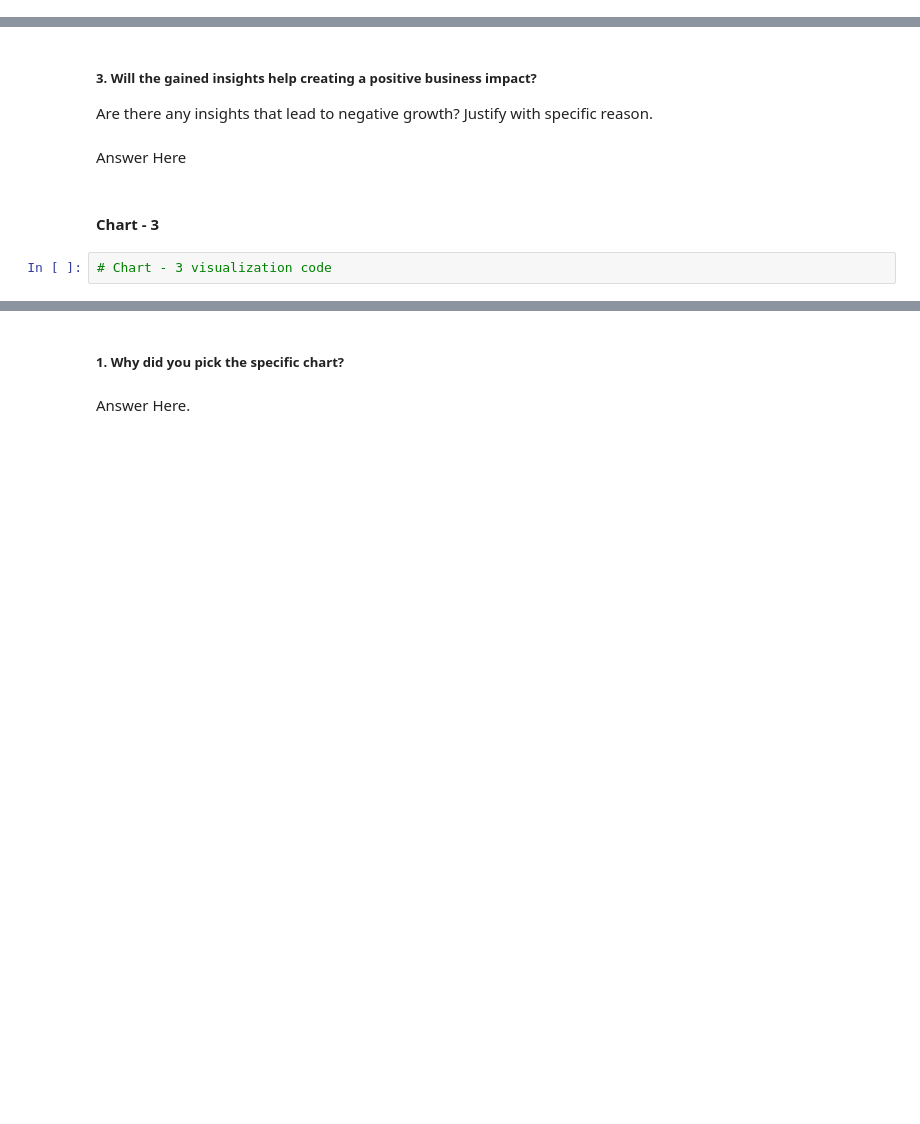
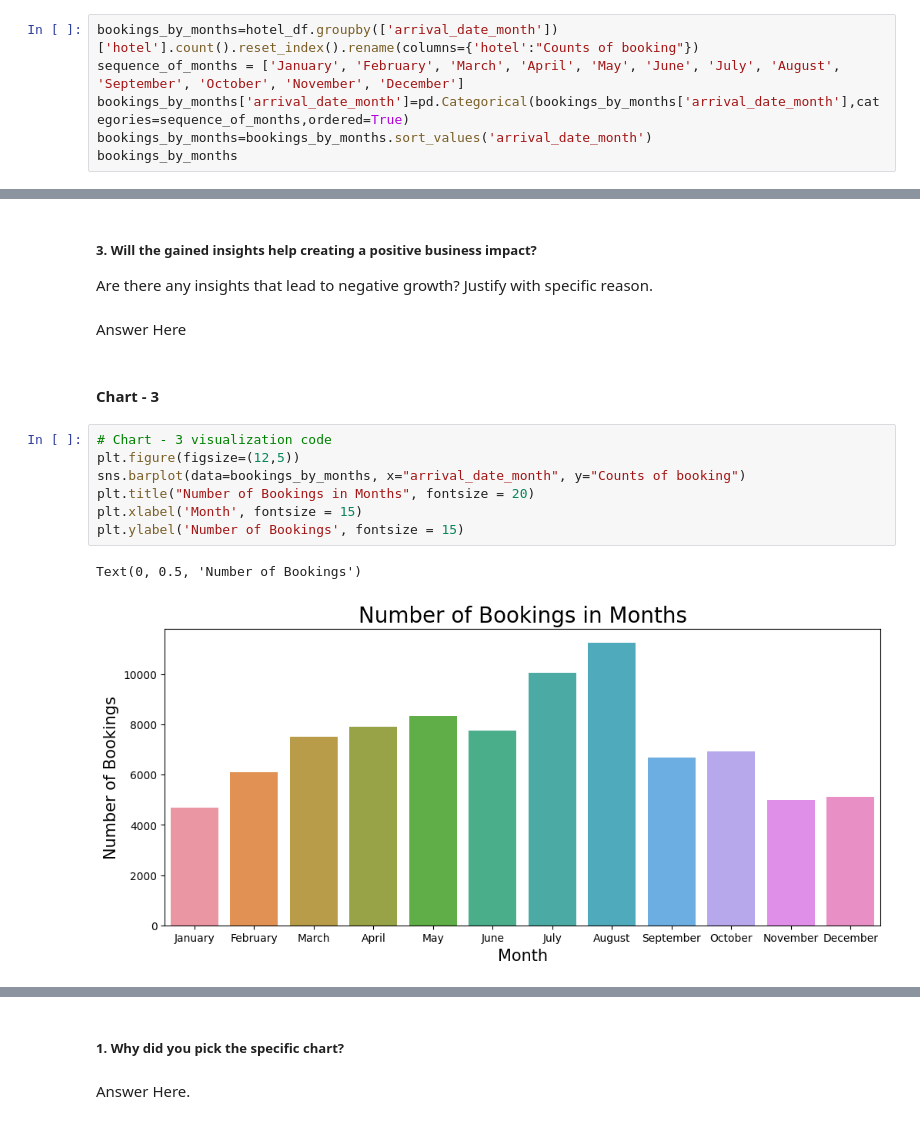
Before and after one commit to Asif-Ansari-bbl/Hotel-Booking-Analysis, a Jupyter notebook: EDA_of_Hotel_Booking_Analysis.ipynb, the cells around one changed output, grey strips where cells are left out. Saved outputs shown, nothing was run; the diff lists cells and outputs as text; blank space fills up the shorter version.

```diff
--- a/EDA_of_Hotel_Booking_Analysis.ipynb
+++ b/EDA_of_Hotel_Booking_Analysis.ipynb
@@ -358,0 +477,6 @@ Name: Required Car Parking Spaces, dtype: int64
+# %%
+bookings_by_months=hotel_df.groupby(['arrival_date_month'])['hotel'].count().reset_index().rename(columns={'hotel':"Counts of booking"})
+sequence_of_months = ['January', 'February', 'March', 'April', 'May', 'June', 'July', 'August', 'September', 'October', 'November', 'December']
+bookings_by_months['arrival_date_month']=pd.Categorical(bookings_by_months['arrival_date_month'],categories=sequence_of_months,ordered=True)
+bookings_by_months=bookings_by_months.sort_values('arrival_date_month')
+bookings_by_months
@@ -398,5 +600,13 @@ Are there any insights that lead to negative growth? Justify with specific reaso
 Answer Here
 # %% [markdown]
 #### Chart - 3
-# %%
-# Chart - 3 visualization code
+# %%
+# Chart - 3 visualization code
+plt.figure(figsize=(12,5))
+sns.barplot(data=bookings_by_months, x="arrival_date_month", y="Counts of booking")
+plt.title("Number of Bookings in Months", fontsize = 20)
+plt.xlabel('Month', fontsize = 15)
+plt.ylabel('Number of Bookings', fontsize = 15)
+# %% [output]
+Text(0, 0.5, 'Number of Bookings')
+[figure, added]
```
Also changed, not shown: parts of 27 cells of this notebook.
